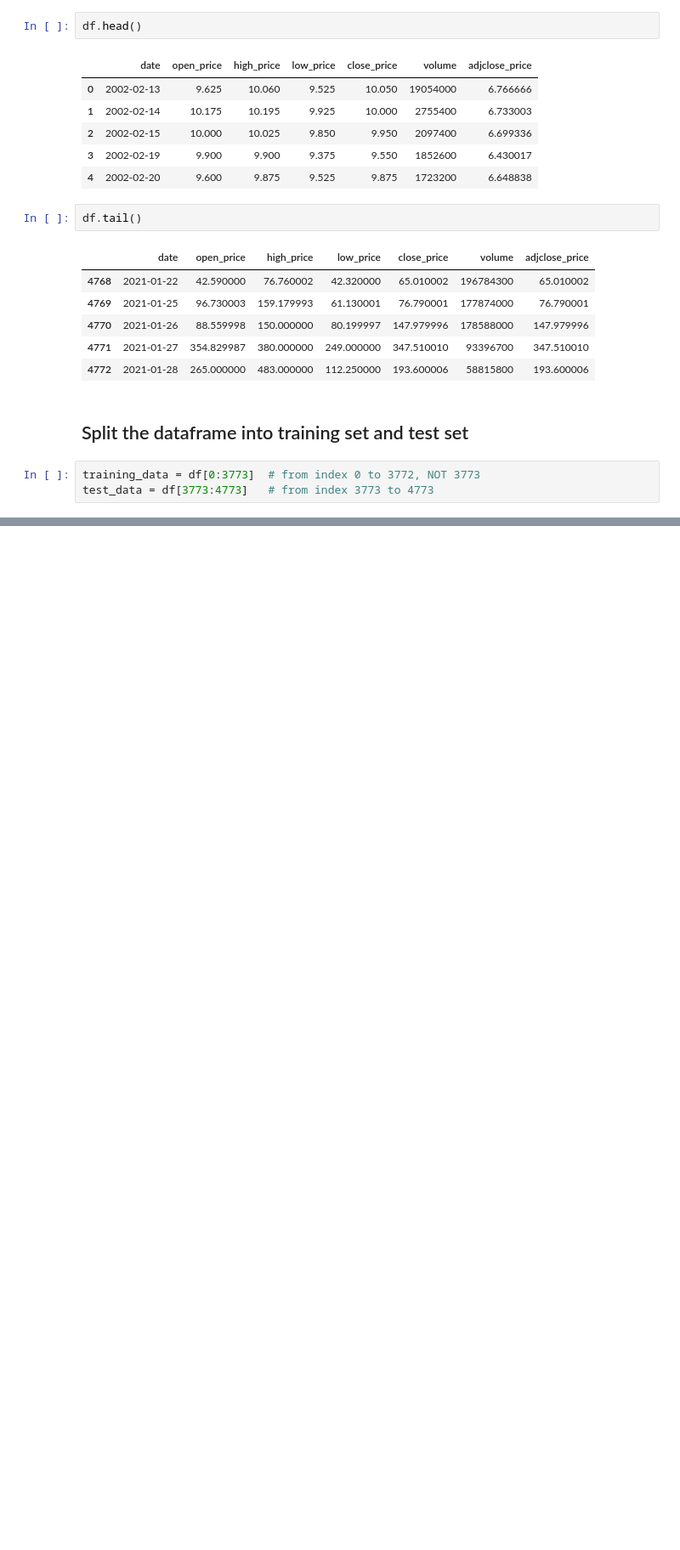
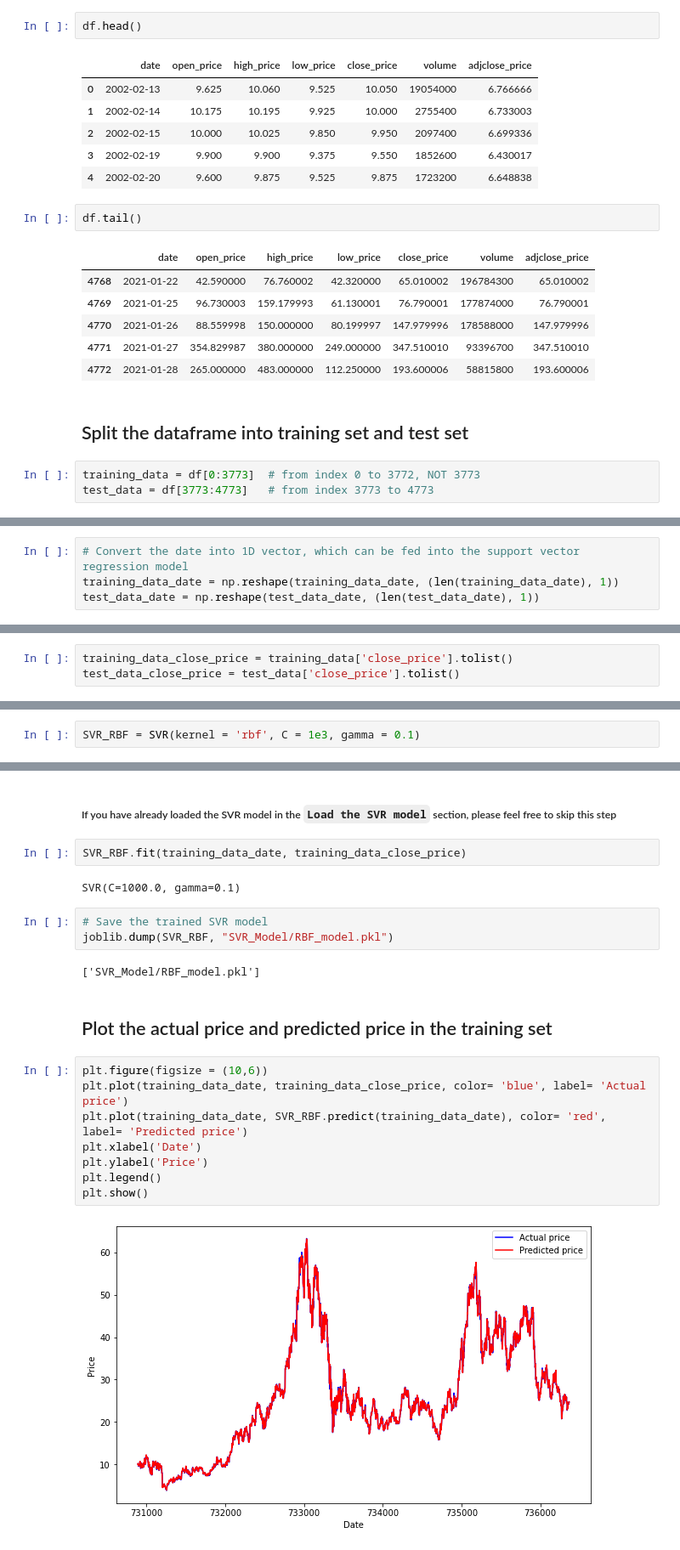
Before and after one commit to zhaoshengEE/Stock_Price_Forecasting, a Jupyter notebook: SVR.ipynb, the cells around one changed output, grey strips where cells are left out. Shown at 85% size. Drawn from its saved outputs; the diff is of its cells as text; blank space fills up the shorter version.

```diff
--- a/SVR.ipynb
+++ b/SVR.ipynb
@@ -49,0 +62,4 @@ test_data = df[3773:4773]   # from index 3773 to 4773
+# %%
+# Convert the date into 1D vector, which can be fed into the support vector regression model
+training_data_date = np.reshape(training_data_date, (len(training_data_date), 1))
+test_data_date = np.reshape(test_data_date, (len(test_data_date), 1))
@@ -49,0 +68,3 @@ test_data = df[3773:4773]   # from index 3773 to 4773
+# %%
+training_data_close_price = training_data['close_price'].tolist()
+test_data_close_price = test_data['close_price'].tolist()
@@ -52 +79,3 @@ test_data = df[3773:4773]   # from index 3773 to 4773
+# %%
+SVR_RBF = SVR(kernel = 'rbf', C = 1e3, gamma = 0.1)
 # %% [markdown]
@@ -53,0 +83,23 @@ test_data = df[3773:4773]   # from index 3773 to 4773
+# %% [markdown]
+##### If you have already loaded the SVR model in the `Load the SVR model` section, please feel free to skip this step
+# %%
+SVR_RBF.fit(training_data_date, training_data_close_price)
+# %% [output]
+SVR(C=1000.0, gamma=0.1)
+# %%
+# Save the trained SVR model
+joblib.dump(SVR_RBF, "SVR_Model/RBF_model.pkl")
+# %% [output]
+['SVR_Model/RBF_model.pkl']
+# %% [markdown]
+## Plot the actual price and predicted price in the training set
+# %%
+plt.figure(figsize = (10,6))
+plt.plot(training_data_date, training_data_close_price, color= 'blue', label= 'Actual price')
+plt.plot(training_data_date, SVR_RBF.predict(training_data_date), color= 'red', label= 'Predicted price')
+plt.xlabel('Date')
+plt.ylabel('Price')
+plt.legend()
+plt.show()
+# %% [output]
+[figure, added]
```
Also changed, not shown: parts of 18 cells of this notebook.
